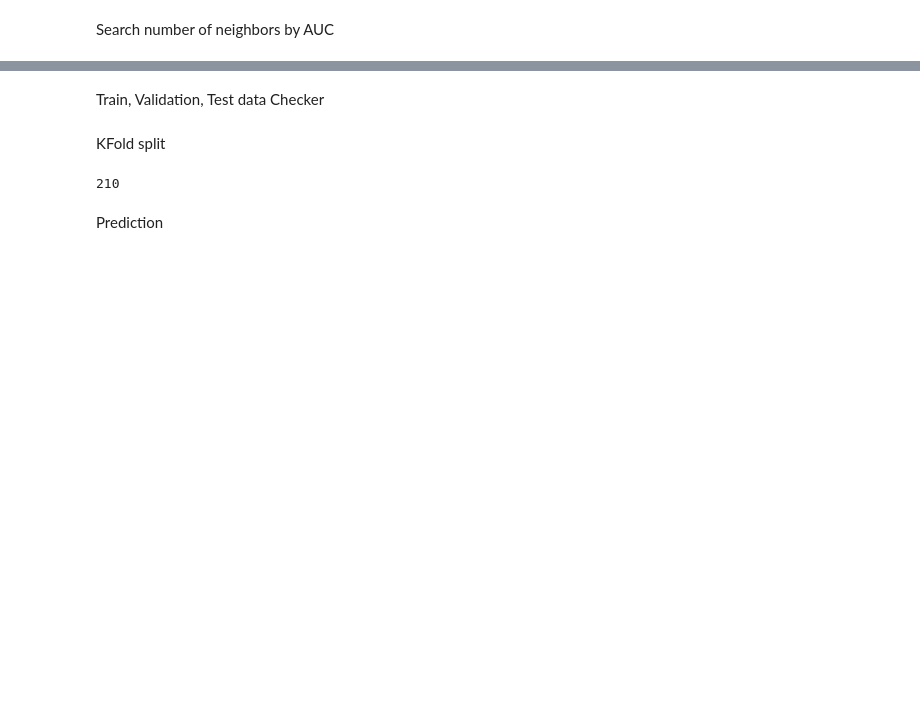
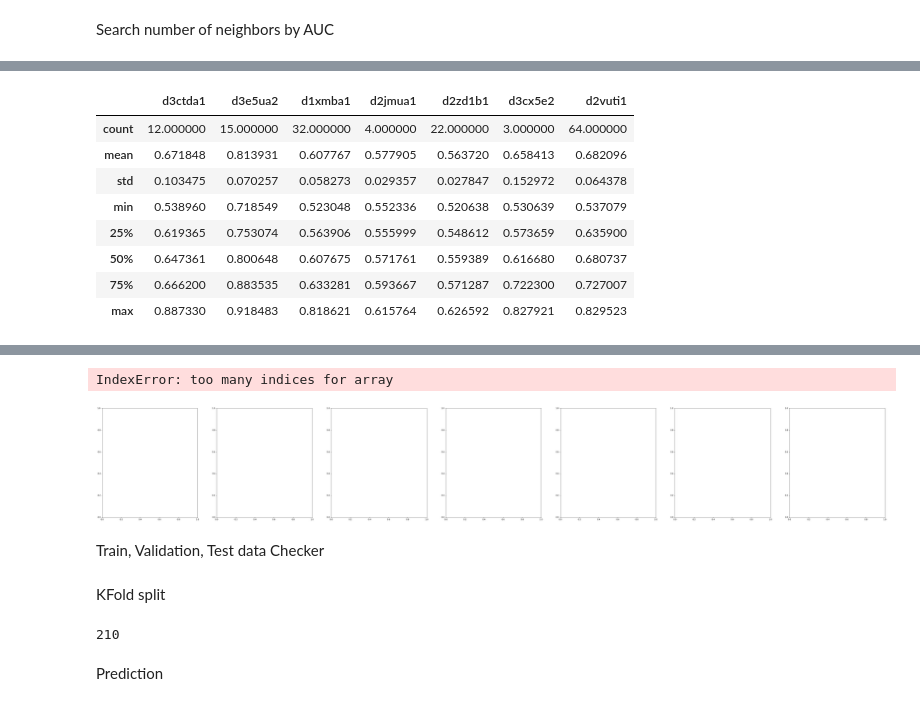
Before and after one commit to shuichiro-makigaki/exmachina, a Jupyter notebook: contrib/parameter_search.ipynb, the cells around one changed output, grey strips where cells are left out. Saved outputs shown, nothing was run; the diff lists cells and outputs as text; code cells hidden in the pictures; blank space fills up the shorter version.

```diff
--- a/contrib/parameter_search.ipynb
+++ b/contrib/parameter_search.ipynb
@@ -41,7 +41,7 @@ with ProcessPoolExecutor(max_workers=6) as executor:
 %matplotlib inline
 
 from pathlib import Path
-import pickle
+import sys
 
 from tqdm import tqdm_notebook as tqdm
 from Bio.SCOP import Scop
@@ -53,10 +53,13 @@ import seaborn
 import pandas
 from IPython.display import display
 
-prediction_dir = '../data/train/flann19_scop40_logscore_tmscore0.5_window5_ratio0.1_nn100'
+sys.path.append(Path().resolve().parent.as_posix())
+from machina.generate_training_dataset import get_validation_label
+
 scop_root = Scop(dir_path='../data/train', version='1.75')
 test_domain = np.load('../data/hyperparam_validation_domain_ids.npy')
 scop40 = SeqIO.index('../data/train/astral-scopdom-seqres-gd-sel-gs-bib-40-1.75.fa', 'fasta')
+structural_alignments = SeqIO.index('../data/train/scop40_structural_alignment.fasta', 'fasta')
 
 # Get ROC and calculate AUC
 auc_d = {}
@@ -68,11 +71,13 @@ for query in tqdm(test_domain):
     roc_d[query]['tpr'] = []
     roc_d[query]['index'] = []
     i = 0
-    for domain in scop_root.getDomainBySid(query).getAscendent('sf').getDescendents('px'):
+    for domain in [_.sid for _ in scop_root.getDomainBySid(query).getAscendent('sf').getDescendents('px')]:
         if domain not in scop40:
             continue
-        pred = np.load(f'{prediction_dir}/{query}/{domain}.npy').flatten()
-        test = get_validation_label(query, domain).flatten()
+        if domain == query:
+            continue
+        test = get_validation_label(query, domain, structural_alignments, '../data/train/pssm').flatten()
+        pred = np.load(f'../data/prediction/flann19_scop40_logscore_tmscore0.5_window5_ratio0.1_nn100/{query}/{domain}.npy').flatten()
         assert test.shape[0] == pred.shape[0]
         fpr, tpr, _ = metrics.roc_curve(test, pred)
         auc_d[query].append(metrics.auc(fpr, tpr))
@@ -82,26 +87,22 @@ for query in tqdm(test_domain):
         i += 1
 
 auc_df = pandas.DataFrame.from_dict(auc_d, orient='index')
+auc_df = auc_df.transpose()
 display(auc_df.describe())
 
 # Visualize
-auc_df = auc_df.transpose()
-fig, axes = pyplot.subplots(4, 4, figsize=(20, 20))
-seaborn.set_context('talk')
+fig, axes = pyplot.subplots(1, 7, figsize=(70, 10))
+# seaborn.set_context('talk')
 i = 0
-for query in tqdm(test_data):
+for query in tqdm(test_domain):
     roc_df = pandas.DataFrame.from_dict(roc_d[query])
     seaborn.lineplot(x='fpr', y='tpr', data=roc_df, hue='index', linewidth=.6,
-                     # color='black',
-                     # palette=seaborn.diverging_palette(220, 220, n=len(auc_d[query])),
                      palette=seaborn.color_palette('Blues_d', len(auc_d[query])),
                      hue_order=sorted(range(len(auc_d[query])), key=lambda _: auc_d[query][_], reverse=True),
-                     ax=axes[int(i/4), i%4], legend=False)
+                     ax=axes[int(i/7), i%7], legend=False)
     avgauc = auc_df[query].mean()
-    axes[int(i/4), i%4].set_title(f'{query} ({avgauc:.2f})')
-    axes[int(i/4), i%4].set_xlabel('')
-    axes[int(i/4), i%4].set_ylabel('')
+    axes[int(i/7), i%7].set_title(f'{query} ({avgauc:.2f})')
+    axes[int(i/7), i%7].set_xlabel('')
+    axes[int(i/7), i%7].set_ylabel('')
     i += 1
-axes[3, 2].set_visible(False)
-axes[3, 3].set_visible(False)
-fig.savefig(Path('~/roc_label_prediction.pdf').expanduser(), bbox_inches='tight', pad_inches = 0)
+# %% [output]
@@ -107,0 +110,9 @@ fig.savefig(Path('~/roc_label_prediction.pdf').expanduser(), bbox_inches='tight'
+|  | d3ctda1 | d3e5ua2 | d1xmba1 | d2jmua1 | d2zd1b1 | d3cx5e2 | d2vuti1 |
+| count | 12.000000 | 15.000000 | 32.000000 | 4.000000 | 22.000000 | 3.000000 | 64.000000 |
+| mean | 0.671848 | 0.813931 | 0.607767 | 0.577905 | 0.563720 | 0.658413 | 0.682096 |
+| std | 0.103475 | 0.070257 | 0.058273 | 0.029357 | 0.027847 | 0.152972 | 0.064378 |
+| min | 0.538960 | 0.718549 | 0.523048 | 0.552336 | 0.520638 | 0.530639 | 0.537079 |
+| 25% | 0.619365 | 0.753074 | 0.563906 | 0.555999 | 0.548612 | 0.573659 | 0.635900 |
+| 50% | 0.647361 | 0.800648 | 0.607675 | 0.571761 | 0.559389 | 0.616680 | 0.680737 |
+| 75% | 0.666200 | 0.883535 | 0.633281 | 0.593667 | 0.571287 | 0.722300 | 0.727007 |
+| max | 0.887330 | 0.918483 | 0.818621 | 0.615764 | 0.626592 | 0.827921 | 0.829523 |
@@ -108,3 +120,5 @@ fig.savefig(Path('~/roc_label_prediction.pdf').expanduser(), bbox_inches='tight'
+IndexError: too many indices for array
+[figure, added]
 # %% [markdown]
 Train, Validation, Test data Checker
 # %%
```
Also changed, not shown: parts of 1 cell of this notebook, 5 other files.
